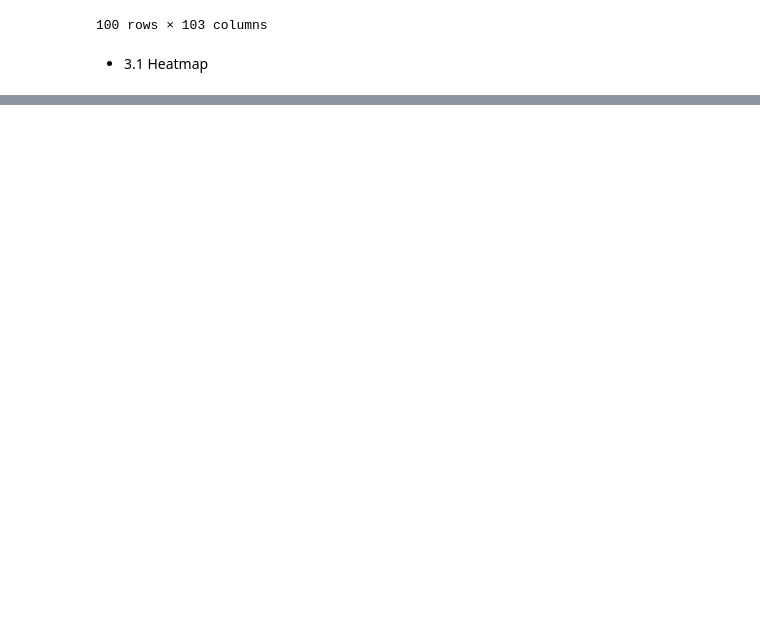
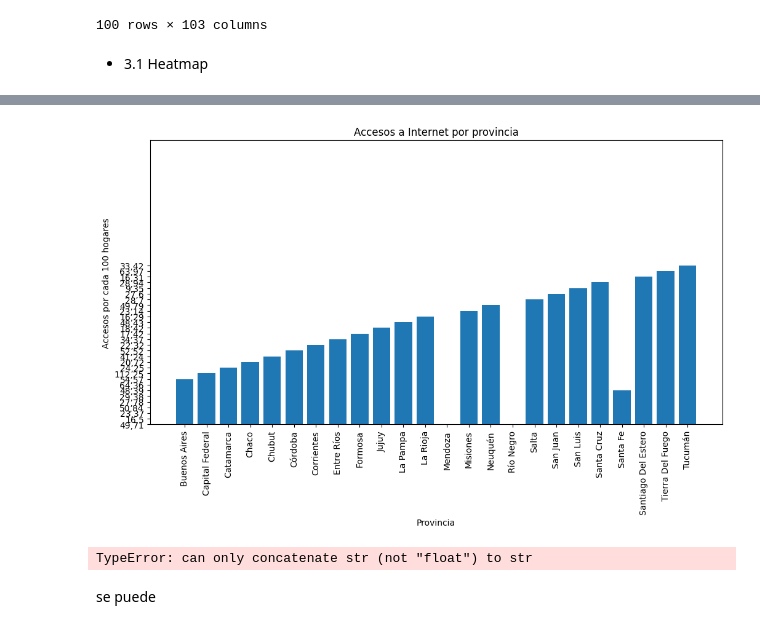
Before and after one commit to EmilianoEmanuelSosa/PI_DA_Data-visualization, a Jupyter notebook: EDA_ETL/EDA.ipynb, the cells around one changed output, grey strips where cells are left out. Cells and saved outputs as stored; diff of their text form; code cells hidden in the pictures; blank space fills up the shorter version.

```diff
--- a/EDA_ETL/EDA.ipynb
+++ b/EDA_ETL/EDA.ipynb
@@ -159,0 +206,45 @@ plt.show()
+# %%
+# Crear un gráfico de barras
+plt.figure(figsize=(12, 6))
+plt.bar(penetracion['Provincia'], penetracion['Accesos por cada 100 hogares'])
+plt.xlabel('Provincia')
+plt.ylabel('Accesos por cada 100 hogares')
+plt.title('Accesos a Internet por provincia')
+plt.xticks(rotation=90)
+# Establecer límites en el eje y para mostrar solo los valores más altos
+plt.ylim(bottom=750, top=800)  # Ajusta los valores según tus necesidades
+
+plt.show()
+# %% [output]
+[figure, added]
+# %%
+tecnologias = ['ADSL', 'Cablemodem', 'Fibra óptica','Wireless']
+existencias_por_provincia = df_tecnologias[tecnologias]
+
+# Calcular la suma de existencias por provincia
+existencias_por_provincia['Suma_Total'] = existencias_por_provincia.sum(axis=1)
+
+# Ordenar el DataFrame por la suma total de existencias en cada provincia
+existencias_por_provincia = existencias_por_provincia.sort_values('Suma_Total', ascending=False)
+
+# Obtener los nombres de las provincias como etiquetas
+provincias = df_tecnologias['Provincia']  # Reemplaza 'Provincia' por el nombre de la columna de provincias en tu DataFrame
+
+# Crear el gráfico de barras apiladas
+ax = existencias_por_provincia.drop('Suma_Total', axis=1).plot(kind='bar', stacked=True)
+
+# Personalizar el gráfico
+plt.title('Distribución de Tecnologías por Provincia (Ordenadas de Mayor a Menor)')
+plt.xlabel('Provincia')
+plt.ylabel('Existencias')
+
+# Establecer las etiquetas del eje x con las provincias ordenadas
+ax.set_xticklabels(provincias, rotation=90)
+
+# Mostrar el gráfico
+plt.legend(title='Tecnología')
+plt.show()
+# %% [output]
+TypeError: can only concatenate str (not "float") to str
+# %% [markdown]
+se puede
```
Also changed, not shown: parts of 12 cells of this notebook, 6 other files.
